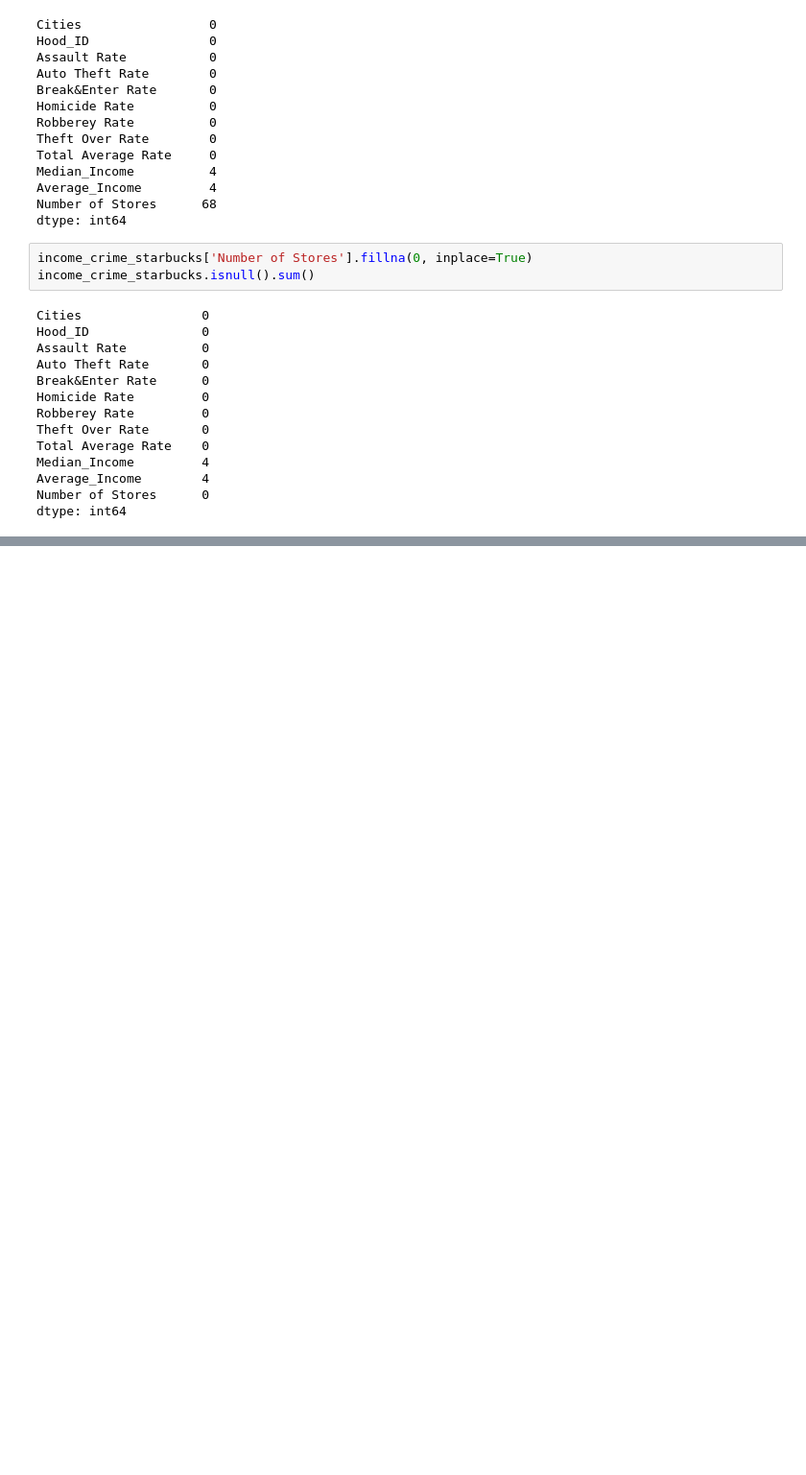
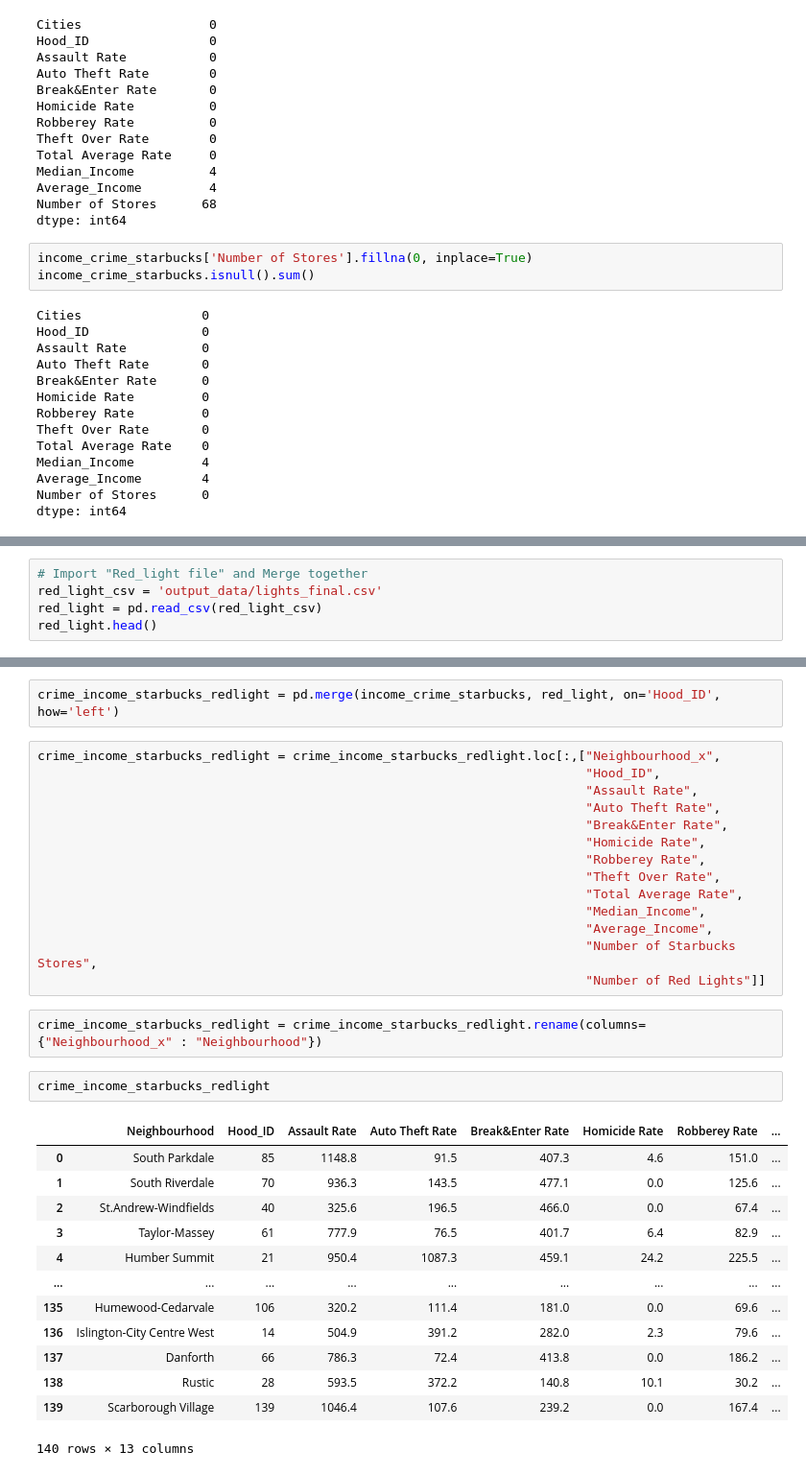
Before and after one commit to saif-gorges/GTA-Crime-and-Income-Analysis, a Jupyter notebook: Data Cleaning/crime_and_income_starbucks.ipynb, the cells around one changed output, grey strips where cells are left out. Shown: that part at 96% size. Drawn from its saved outputs; the diff is of its cells as text; blank space fills up the shorter version.

```diff
--- a/Data Cleaning/crime_and_income_starbucks.ipynb
+++ b/Data Cleaning/crime_and_income_starbucks.ipynb
@@ -113,0 +100,5 @@ income_crime_starbucks_df
+# %%
+# Import "Red_light file" and Merge together
+red_light_csv = 'output_data/lights_final.csv'
+red_light = pd.read_csv(red_light_csv)
+red_light.head()
@@ -113,0 +112,34 @@ income_crime_starbucks_df
+# %%
+crime_income_starbucks_redlight = pd.merge(income_crime_starbucks, red_light, on='Hood_ID', how='left')
+# %%
+crime_income_starbucks_redlight = crime_income_starbucks_redlight.loc[:,["Neighbourhood_x",
+                                                                         "Hood_ID",
+                                                                         "Assault Rate",
+                                                                         "Auto Theft Rate",
+                                                                         "Break&Enter Rate",
+                                                                         "Homicide Rate",
+                                                                         "Robberey Rate",
+                                                                         "Theft Over Rate",
+                                                                         "Total Average Rate",
+                                                                         "Median_Income",
+                                                                         "Average_Income",
+                                                                         "Number of Starbucks Stores",
+                                                                         "Number of Red Lights"]]
+# %%
+crime_income_starbucks_redlight = crime_income_starbucks_redlight.rename(columns={"Neighbourhood_x" : "Neighbourhood"})
+# %%
+crime_income_starbucks_redlight
+# %% [output]
+|  | Neighbourhood | Hood_ID | Assault Rate | Auto Theft Rate | Break&Enter Rate | Homicide Rate | Robberey Rate | ... |
+| 0 | South Parkdale | 85 | 1148.8 | 91.5 | 407.3 | 4.6 | 151.0 | ... |
+| 1 | South Riverdale | 70 | 936.3 | 143.5 | 477.1 | 0.0 | 125.6 | ... |
+| 2 | St.Andrew-Windfields | 40 | 325.6 | 196.5 | 466.0 | 0.0 | 67.4 | ... |
+| 3 | Taylor-Massey | 61 | 777.9 | 76.5 | 401.7 | 6.4 | 82.9 | ... |
+| 4 | Humber Summit | 21 | 950.4 | 1087.3 | 459.1 | 24.2 | 225.5 | ... |
+| ... | ... | ... | ... | ... | ... | ... | ... | ... |
+| 135 | Humewood-Cedarvale | 106 | 320.2 | 111.4 | 181.0 | 0.0 | 69.6 | ... |
+| 136 | Islington-City Centre West | 14 | 504.9 | 391.2 | 282.0 | 2.3 | 79.6 | ... |
+| 137 | Danforth | 66 | 786.3 | 72.4 | 413.8 | 0.0 | 186.2 | ... |
+| 138 | Rustic | 28 | 593.5 | 372.2 | 140.8 | 10.1 | 30.2 | ... |
+| 139 | Scarborough Village | 139 | 1046.4 | 107.6 | 239.2 | 0.0 | 167.4 | ... |
+140 rows × 13 columns
```
Also changed, not shown: parts of 10 cells of this notebook, 5 other files.
